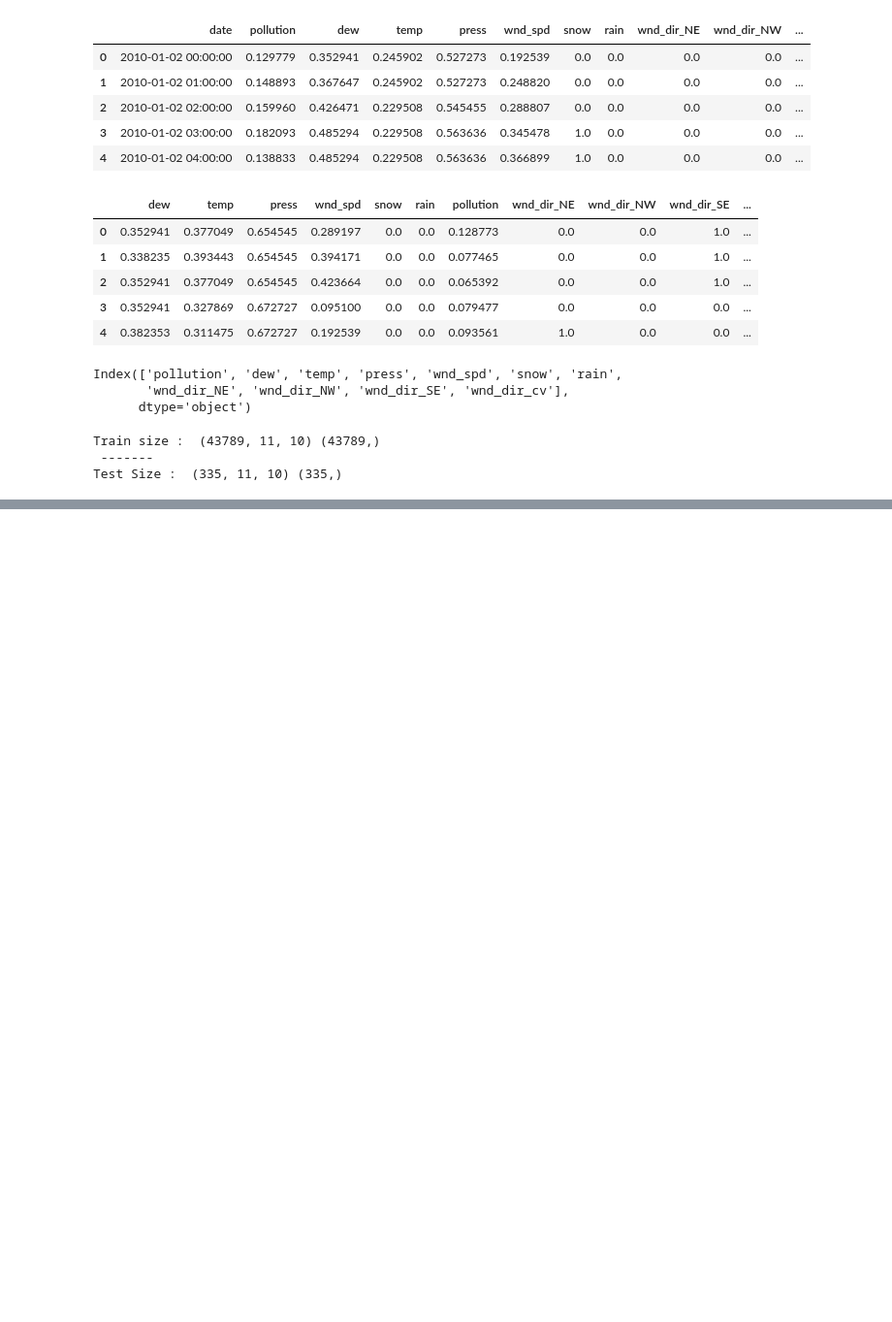
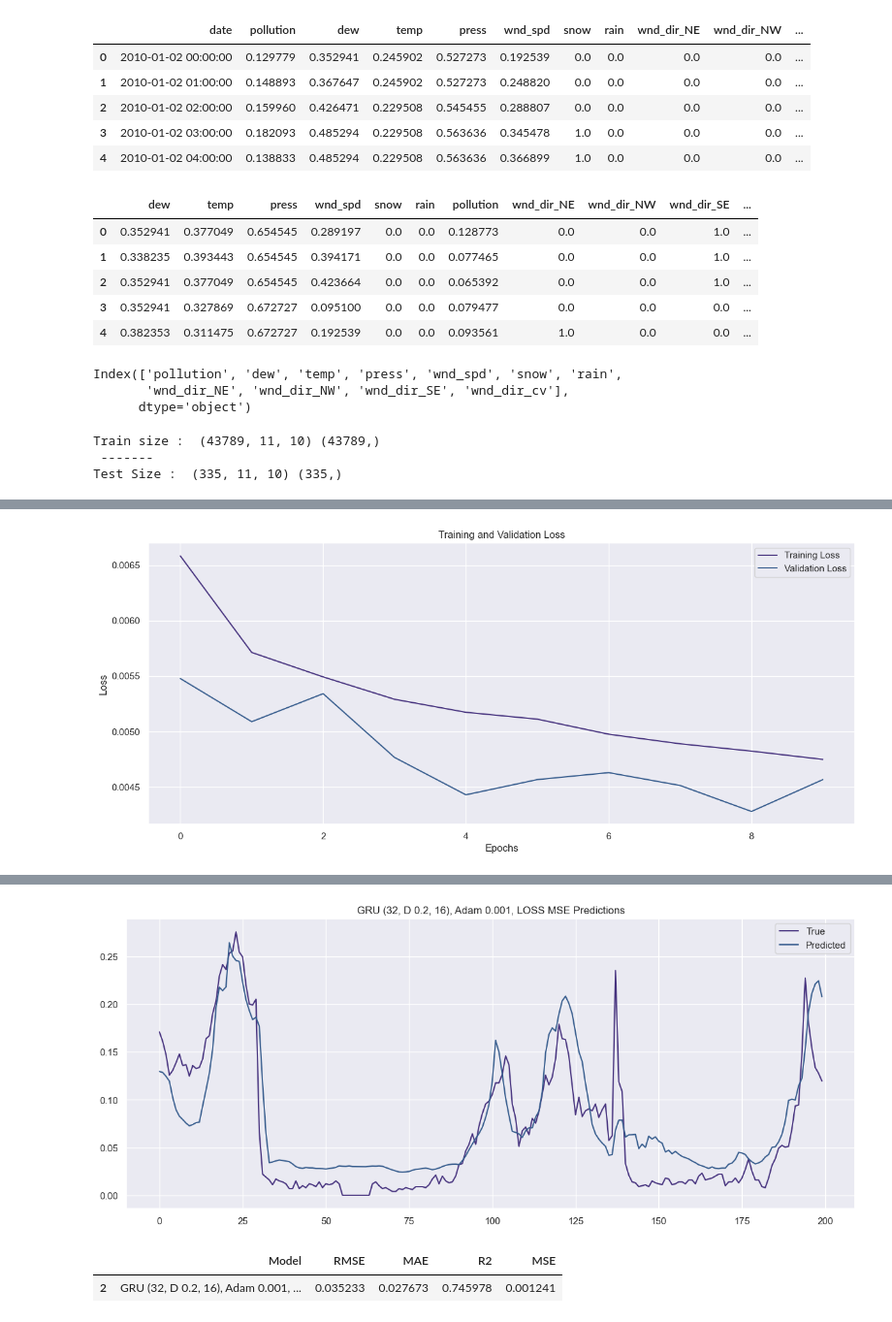
Before and after one commit to MilicaRangelov/Masinsko_ucenje, a Jupyter notebook: treci_projekat/air_pollution_forecast.ipynb, the cells around one changed output, grey strips where cells are left out. Shown at 97% size. Cells and saved outputs as stored; diff of their text form; code cells hidden in the pictures; blank space fills up the shorter version.

```diff
--- a/treci_projekat/air_pollution_forecast.ipynb
+++ b/treci_projekat/air_pollution_forecast.ipynb
@@ -362,10 +443,18 @@ R2:  -0.02634496985810686
 # %%
-model = Sequential()
-model.add(GRU(32, input_shape=(
-    X_train.shape[1], X_train.shape[2]), return_sequences=True))
-model.add(Dropout(0.2))
-model.add(GRU(16, return_sequences=False))
-model.add(Dense(1))
-
-model.compile(loss='mse', optimizer=Adam(learning_rate=0.001),
-              metrics=[RootMeanSquaredError()])
+model = tf.keras.Sequential([
+    tf.keras.layers.GRU(32, input_shape=(
+        X_train.shape[1], X_train.shape[2]), return_sequences=True),
+    tf.keras.layers.Dropout(0.2),
+    tf.keras.layers.GRU(16, return_sequences=False),
+    tf.keras.layers.Dense(1)
+])
+model.compile(
+    loss=tf.losses.MeanSquaredError(),
+    optimizer=tf.optimizers.Adam(learning_rate=0.001),
+    metrics=[tf.metrics.RootMeanSquaredError()]
+)
+model.summary()
+history = model.fit(X_train, y_train,
+                    epochs=10, batch_size=32,
+                    validation_split=0.1,
+                    callbacks=[early_stopping, checkpoint])
@@ -372,3 +496,0 @@ model.compile(loss='mse', optimizer=Adam(learning_rate=0.001),
-# %%
-history = model.fit(X_train, y_train, epochs=10, batch_size=32,
-                    validation_split=0.1, callbacks=[early_stopping, checkpoint], shuffle=False)
@@ -395,0 +497,7 @@ Epoch 10/10
+# %%
+plot_train_history(history)
+best_model = tf.keras.models.load_model('best_model.keras')
+test_model(best_model, 'GRU (32, D 0.2, 16), Adam 0.001, LOSS MSE',
+           X_test, y_test, 200)
+# %% [output]
+[figure, added]
@@ -396,3 +505,6 @@ Epoch 10/10
+[figure, added]
+|  | Model | RMSE | MAE | R2 | MSE |
+| 2 | GRU (32, D 0.2, 16), Adam 0.001, ... | 0.035233 | 0.027673 | 0.745978 | 0.001241 |
 # %%
 best_model = load_model('best_model.keras')
 test_predictions = best_model.predict(X_test).flatten()
```
Also changed, not shown: parts of 50 cells of this notebook.
